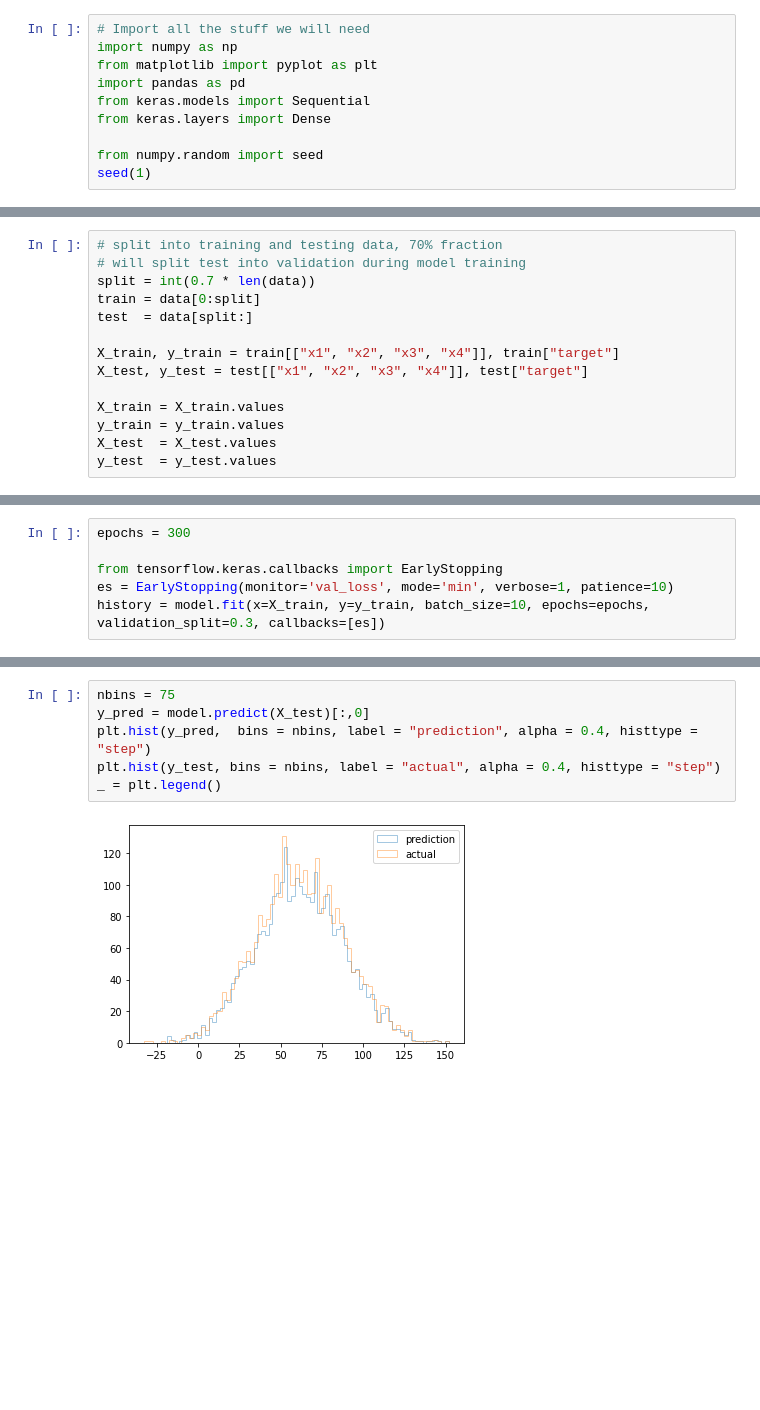
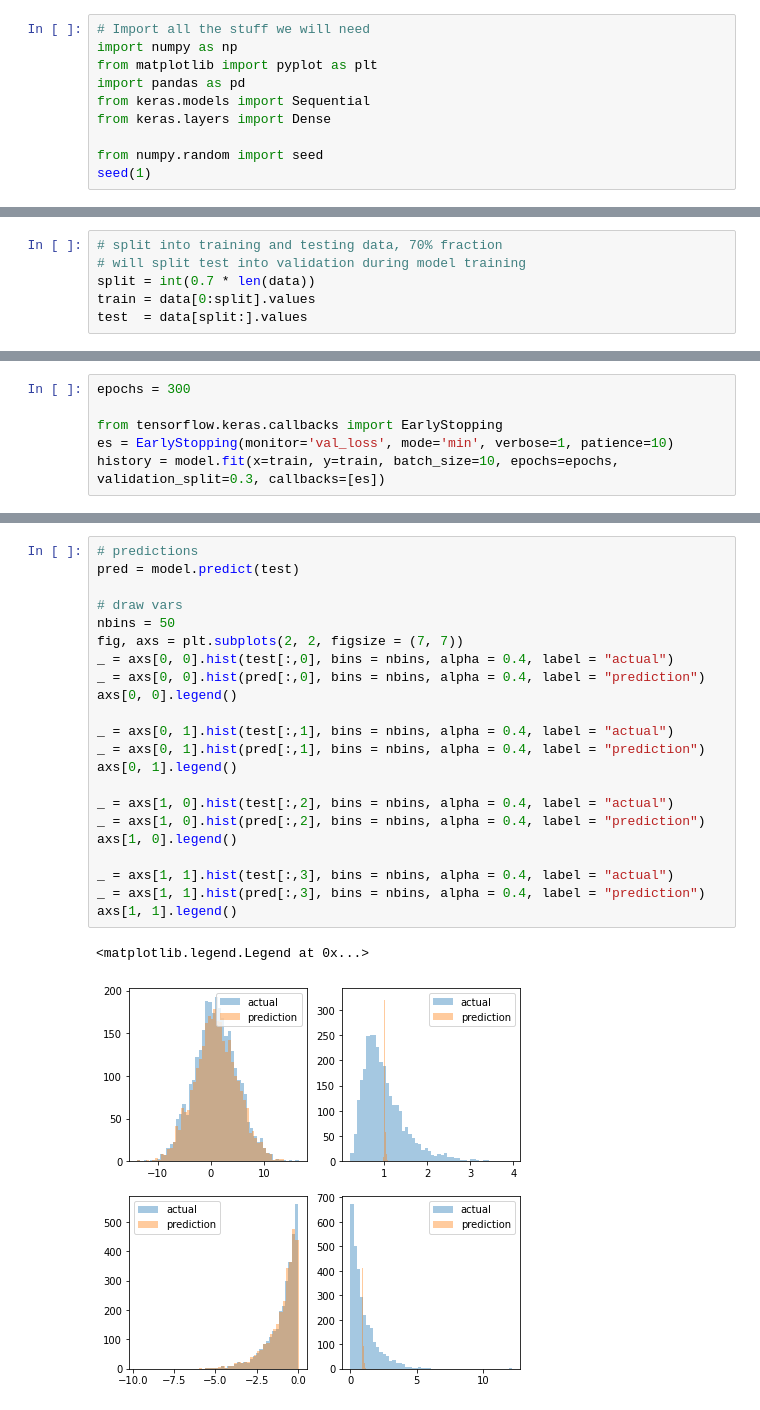
Before and after one commit to sdysch/autoencoder-test, a Jupyter notebook: autoencoder.ipynb, the cells around one changed output, grey strips where cells are left out. Saved outputs shown, nothing was run; the diff lists cells and outputs as text; blank space fills up the shorter version.

```diff
--- a/autoencoder.ipynb
+++ b/autoencoder.ipynb
@@ -81,14 +37,6 @@ _ = data.target.hist(bins = bins)
 # split into training and testing data, 70% fraction
 # will split test into validation during model training
 split = int(0.7 * len(data))
-train = data[0:split]
-test  = data[split:]
-
-X_train, y_train = train[["x1", "x2", "x3", "x4"]], train["target"]
-X_test, y_test = test[["x1", "x2", "x3", "x4"]], test["target"]
-
-X_train = X_train.values
-y_train = y_train.values
-X_test  = X_test.values
-y_test  = y_test.values
+train = data[0:split].values
+test  = data[split:].values
 # %%
@@ -130,5 +80,5 @@ epochs = 300
 
 from tensorflow.keras.callbacks import EarlyStopping
 es = EarlyStopping(monitor='val_loss', mode='min', verbose=1, patience=10)
-history = model.fit(x=X_train, y=y_train, batch_size=10, epochs=epochs, validation_split=0.3, callbacks=[es])
+history = model.fit(x=train, y=train, batch_size=10, epochs=epochs, validation_split=0.3, callbacks=[es])
 # %% [output]
@@ -164,8 +115,25 @@ plt.show()
 # %%
-nbins = 75
-y_pred = model.predict(X_test)[:,0]
-plt.hist(y_pred,  bins = nbins, label = "prediction", alpha = 0.4, histtype = "step")
-plt.hist(y_test, bins = nbins, label = "actual", alpha = 0.4, histtype = "step")
-_ = plt.legend()
+# predictions
+pred = model.predict(test)
+
+# draw vars
+nbins = 50
+fig, axs = plt.subplots(2, 2, figsize = (7, 7))
+_ = axs[0, 0].hist(test[:,0], bins = nbins, alpha = 0.4, label = "actual")
+_ = axs[0, 0].hist(pred[:,0], bins = nbins, alpha = 0.4, label = "prediction")
+axs[0, 0].legend()
+
+_ = axs[0, 1].hist(test[:,1], bins = nbins, alpha = 0.4, label = "actual")
+_ = axs[0, 1].hist(pred[:,1], bins = nbins, alpha = 0.4, label = "prediction")
+axs[0, 1].legend()
+
+_ = axs[1, 0].hist(test[:,2], bins = nbins, alpha = 0.4, label = "actual")
+_ = axs[1, 0].hist(pred[:,2], bins = nbins, alpha = 0.4, label = "prediction")
+axs[1, 0].legend()
+
+_ = axs[1, 1].hist(test[:,3], bins = nbins, alpha = 0.4, label = "actual")
+_ = axs[1, 1].hist(pred[:,3], bins = nbins, alpha = 0.4, label = "prediction")
+axs[1, 1].legend()
 # %% [output]
+<matplotlib.legend.Legend at 0x...>
-[figure, old version]
+[figure, new version]
```
Also changed, not shown: parts of 7 cells of this notebook, 1 other file.
